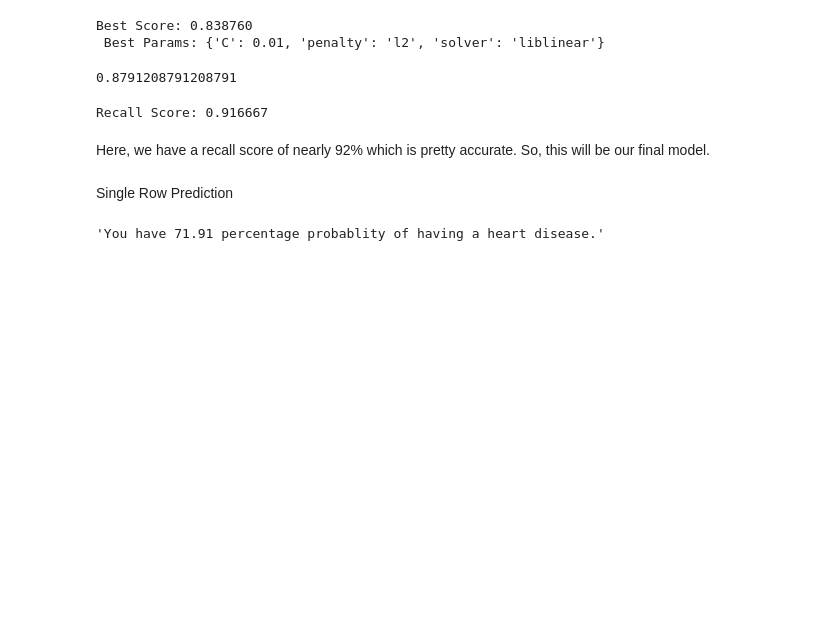
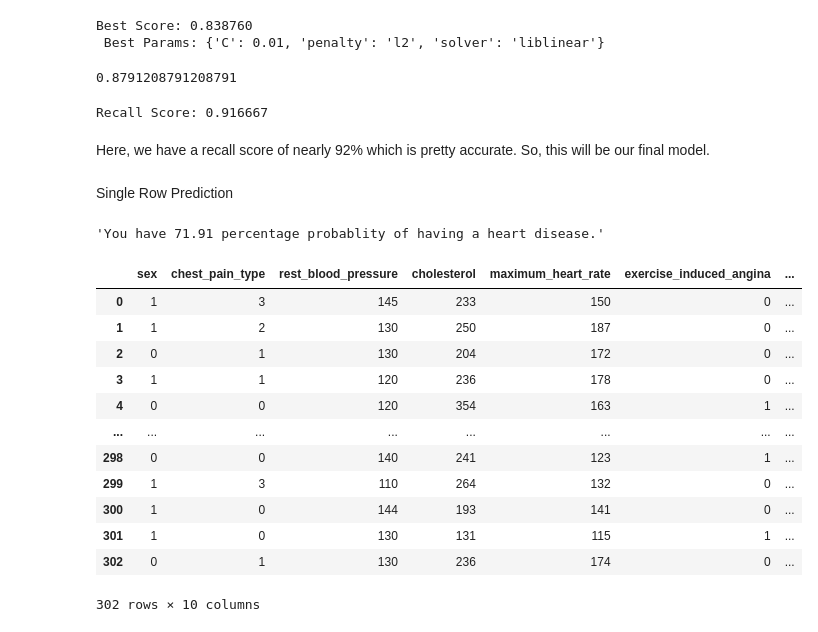
Before and after one commit to Romansth/heart-disease-api, a Jupyter notebook: AI_Models/Hospital_Model/hospital_ai.ipynb, the cells around one changed output. Cells and saved outputs as stored; diff of their text form; code cells hidden in the pictures; blank space fills up the shorter version.

```diff
--- a/AI_Models/Hospital_Model/hospital_ai.ipynb
+++ b/AI_Models/Hospital_Model/hospital_ai.ipynb
@@ -286,3 +286,19 @@ def has_risk(array):
 has_risk(X1_test[0].reshape(1,-1))
 # %% [output]
 'You have 71.91 percentage probablity of having a heart disease.'
+# %%
+X1
+# %% [output]
+|  | sex | chest_pain_type | rest_blood_pressure | cholesterol | maximum_heart_rate | exercise_induced_angina | ... |
+| 0 | 1 | 3 | 145 | 233 | 150 | 0 | ... |
+| 1 | 1 | 2 | 130 | 250 | 187 | 0 | ... |
+| 2 | 0 | 1 | 130 | 204 | 172 | 0 | ... |
+| 3 | 1 | 1 | 120 | 236 | 178 | 0 | ... |
+| 4 | 0 | 0 | 120 | 354 | 163 | 1 | ... |
+| ... | ... | ... | ... | ... | ... | ... | ... |
+| 298 | 0 | 0 | 140 | 241 | 123 | 1 | ... |
+| 299 | 1 | 3 | 110 | 264 | 132 | 0 | ... |
+| 300 | 1 | 0 | 144 | 193 | 141 | 0 | ... |
+| 301 | 1 | 0 | 130 | 131 | 115 | 1 | ... |
+| 302 | 0 | 1 | 130 | 236 | 174 | 0 | ... |
+302 rows × 10 columns
```
Also changed, not shown: 1 other file.
